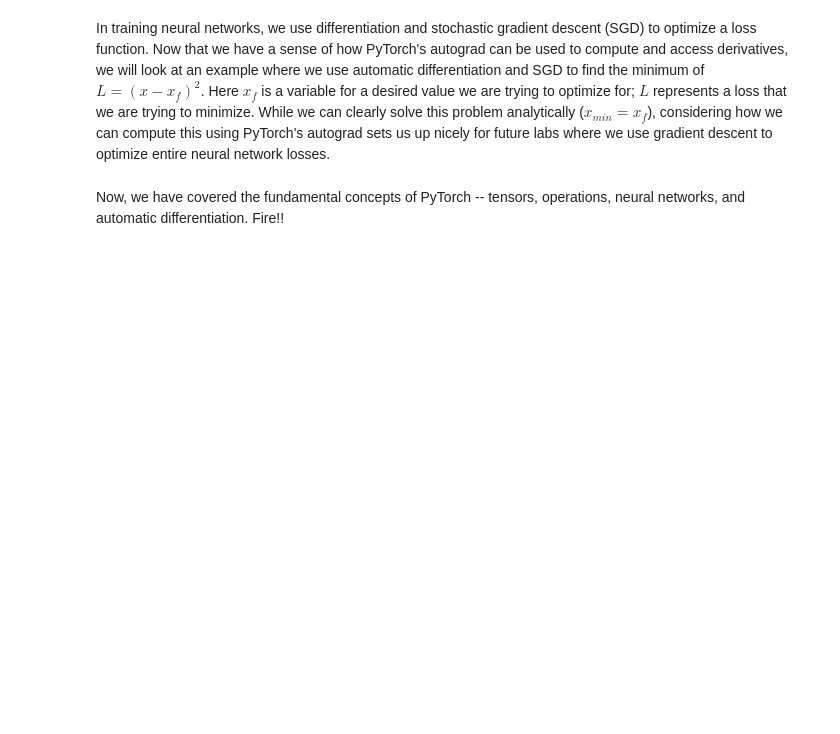
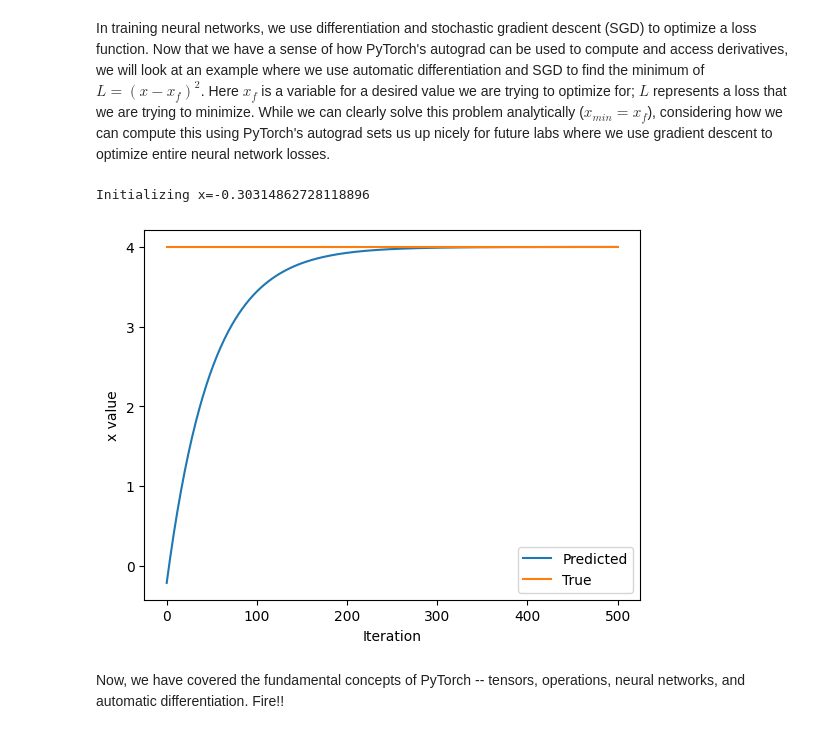
Before and after one commit to Silver-hub21/lab1, a Jupyter notebook: lab1/PT_Part1_Intro.ipynb, the cells around one changed output. Cells and saved outputs as stored; diff of their text form; code cells hidden in the pictures; blank space fills up the shorter version.

```diff
--- a/lab1/PT_Part1_Intro.ipynb
+++ b/lab1/PT_Part1_Intro.ipynb
@@ -311,33 +339,36 @@ In training neural networks, we use differentiation and stochastic gradient desc
 x = torch.randn(1)
 print(f"Initializing x={x.item()}")
 
 learning_rate = 1e-2  # Learning rate
 history = []
 x_f = 4  # Target value
 
 
 # We will run gradient descent for a number of iterations. At each iteration, we compute the loss,
 #   compute the derivative of the loss with respect to x, and perform the update.
 for i in range(500):
     x = torch.tensor([x], requires_grad=True)
 
     # TODO: Compute the loss as the square of the difference between x and x_f
-    loss = # TODO
+    loss = (x - x_f) ** 2
 
     # Backpropagate through the loss to compute gradients
     loss.backward()
 
     # Update x with gradient descent
     x = x.item() - learning_rate * x.grad
 
     history.append(x.item())
 
 # Plot the evolution of x as we optimize toward x_f!
 plt.plot(history)
 plt.plot([0, 500], [x_f, x_f])
 plt.legend(('Predicted', 'True'))
 plt.xlabel('Iteration')
 plt.ylabel('x value')
 plt.show()
+# %% [output]
+Initializing x=-0.30314862728118896
+[figure, added]
 # %% [markdown]
 Now, we have covered the fundamental concepts of PyTorch -- tensors, operations, neural networks, and automatic differentiation. Fire!!
```
Also changed, not shown: parts of 15 cells of this notebook.
